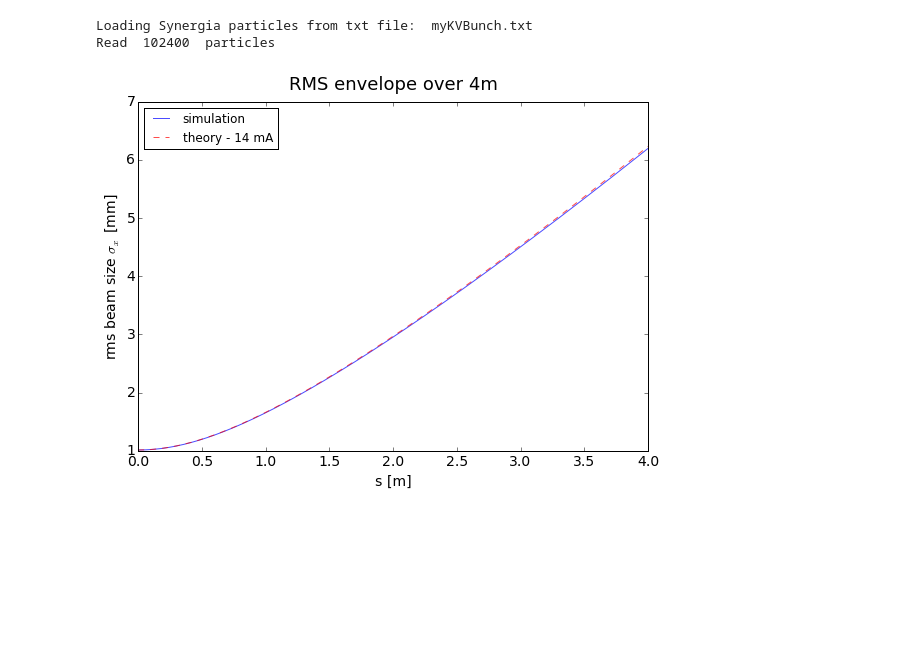
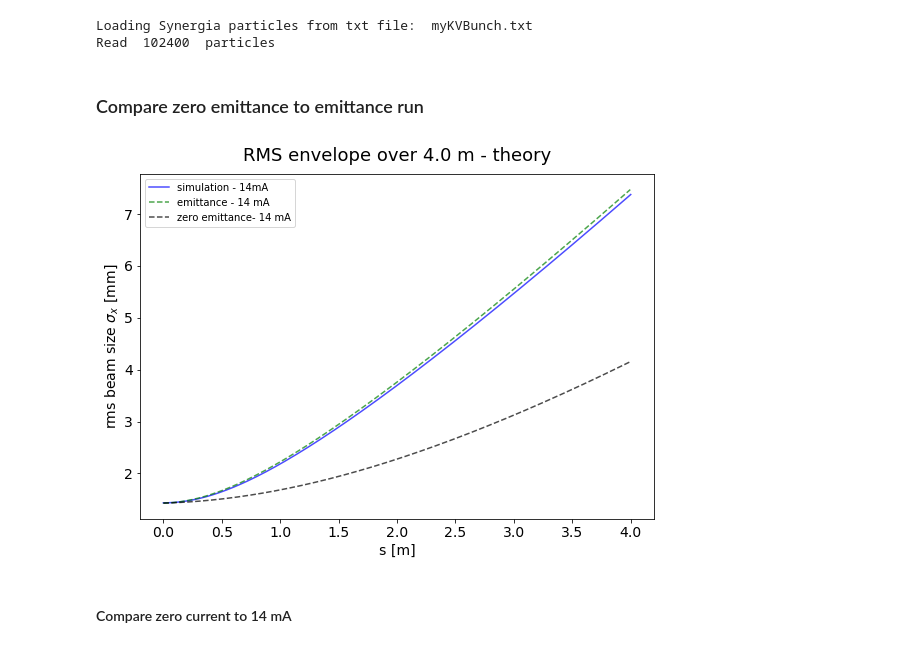
Before and after one commit to radiasoft/rsrespic, a Jupyter notebook: development/expansion_benchmarks/SC_drift_expansion.ipynb, the cells around one changed output. Cells and saved outputs as stored; diff of their text form; code cells hidden in the pictures; blank space fills up the shorter version.

Commit message:
Updated SC drift expansion notebook. The analytic model still works well but there are some bugs in the Synergia diagnostics

```diff
--- a/development/expansion_benchmarks/SC_drift_expansion.ipynb
+++ b/development/expansion_benchmarks/SC_drift_expansion.ipynb
@@ -281,11 +325,9 @@ We will demonstrate both methods and show their agreement.
 # %% [markdown]
 #### 1. Plot the RMS evelope using basic diagnostics
 # %%
-from base_diagnostics import diagplot2
-
 opts.inputfile = opts.output_dir + '/basic.h5'
 opts.plots = ['x_std', 'y_std']
-plotVals = diagplot2.getPlotVals(opts.inputfile, opts.plots)
+plotVals = diagplot.getPlotVals(opts.inputfile, opts.plots)
 
 #define specific value arrays
 xmaster = plotVals['s']
@@ -294,15 +336,15 @@ ystd = plotVals['y_std']
 
 fig = plt.figure(figsize=(8,6))
 ax = plt.gca()
-ax.plot(xmaster,xstd*1.e3,'b-', alpha=0.7) #plot x
-ax.plot(xmaster,ystd*1.e3,'g-', alpha=0.7) #plot y
-axtitle = "RMS envelope evolution over 4 m - 14.1 mA"
+ax.plot(xmaster,xstd*1.e3,'b-', alpha=0.7, label=r'$\sigma_x$') #plot x
+ax.plot(xmaster,ystd*1.e3,'g-', alpha=0.7, label = r'$\sigma_y$') #plot y
+axtitle = "RMS envelope evolution over 3 m - 14.1 mA"
 ax.set_title(axtitle, y = 1.02, fontsize = 18)
 ax.set_xlabel("s [m]",fontsize=14)
 ax.set_ylabel("rms beam size $\sigma_x$ [mm]",fontsize=14)
 ax.tick_params(axis='x', labelsize=14)
 ax.tick_params(axis='y', labelsize=14)
-ax.set_xlim([0,4.0])
+ax.set_xlim([0,3.0])
 ax.legend()
 sv_title = 'SC_test_envelope.pdf'
 fig.tight_layout()
@@ -378,0 +414,6 @@ utils.plot_distribution(endzp,100)
+# %%
+#Look at z distribution
+part = myBunch.get_local_particles()
+part[:,4]
+zvals = part[:,4]
+utils.plot_distribution(zvals, 100)
@@ -482,22 +542,33 @@ while z < zf:
+# %%
+#Calculate current - 14 mA
+current14 = 14*1.e-3
+rprime0 = 1.0*(xstd[1]-xstd[0])/(xmaster[1]-xmaster[0])
+r0 = xstd[0] #1.0*1.e-3 #initial envelope value
+#emit = 4.10849449506e-06 #not used (hard coded into calculate_expansion) #gemit_x  #rms geometric emittance
+# %%
+#Run the tests
+points14 = calculate_expansion(current14, reference_particle, r0,rprime0)
+points14_zemit = calculate_expansion(current14, reference_particle, r0,0, emit = 0)
+points0 = calculate_expansion(0.0, reference_particle, r0,rprime0)
+# %% [markdown]
+### Compare zero emittance to emittance run
 # %%
 #Compare the results
 fig = plt.figure(figsize=(8,6))
 ax = plt.gca()
-#ax.plot([p[0] for p in pointsRK4], [p[1]*1.e3 for p in pointsRK4],'r--',alpha=1, label = 'RK4') #plot x
-#ax.plot([p[0] for p in points], [p[1]*1.e3 for p in points], label = 'theory-14 mA')
-ax.plot(zvals,xrms_vals, 'b',alpha=0.7, label = 'simulation')
-#ax.plot([p[0] for p in points], [p[1]*1.e3 for p in points],'g-',alpha=0.7, label = 'theory - 14 mA')
-ax.plot([p[0] for p in points2], [p[1]*1.e3 for p in points2],'r--',alpha=0.7, label = 'theory - 14 mA')
-axtitle = "RMS envelope over 4m"
+ax.plot(zvals,xrms_vals,'b-', alpha=0.7, label = 'simulation - 14mA') #plot x
+ax.plot([p[0] for p in points14], [p[1]*1.e3 for p in points14],'g--',alpha=0.7, label = 'emittance - 14 mA')
+ax.plot([p[0] for p in points14_zemit], [p[1]*1.e3 for p in points14_zemit],'k--',alpha=0.7, label = 'zero emittance- 14 mA')
+axtitle = "RMS envelope over %s m - theory" % (opts.turns * lattice.get_length())
 ax.set_title(axtitle, y = 1.02, fontsize = 18)
 ax.set_xlabel("s [m]",fontsize=14)
 ax.set_ylabel("rms beam size $\sigma_x$ [mm]",fontsize=14)
 ax.tick_params(axis='x', labelsize=14)
 ax.tick_params(axis='y', labelsize=14)
-ax.set_xlim([0,4.0])
 ax.legend(loc = 2)
-sv_title = 'SC_envelope_compare.pdf'
 fig.tight_layout()
-#fig.savefig(sv_title,bbox_inches='tight')
+#fig.savefig('non_SC_dominated_envelope.png')
 # %% [output]
-[figure, old version]
+[figure, new version]
+# %% [markdown]
+#### Compare zero current to 14 mA
```
Also changed, not shown: parts of 25 cells of this notebook.
